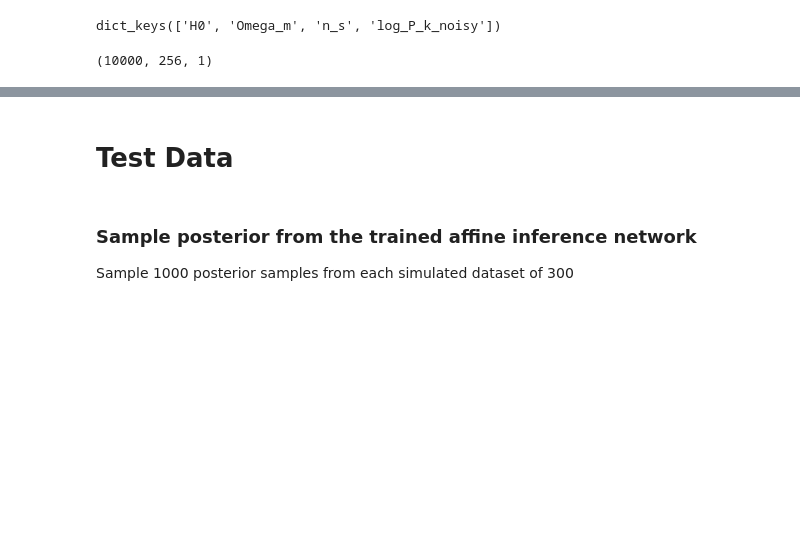
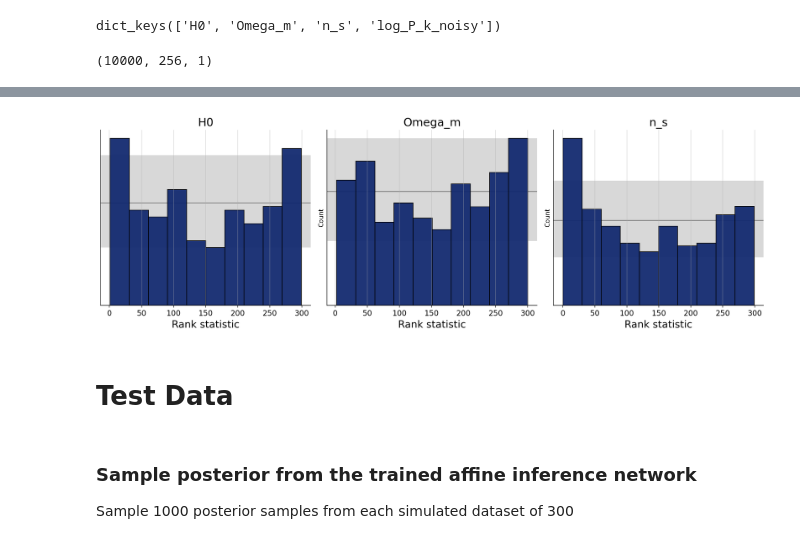
Before and after one commit to lapulga-10/Estimating-Cosmological-Parameters-from-Galaxy-Power-Spectrum-, a Jupyter notebook: Rahul_try2.ipynb, the cells around one changed output, grey strips where cells are left out. Cells and saved outputs as stored; diff of their text form; code cells hidden in the pictures; blank space fills up the shorter version.

```diff
--- a/Rahul_try2.ipynb
+++ b/Rahul_try2.ipynb
@@ -289,4 +391,4 @@ adapter_std = (
 # %% [markdown]
 ### Summary Network
 # %%
-# summary_network = bf.networks.DeepSet()
+summary_network_Deep = bf.networks.DeepSet()
@@ -301,8 +409,8 @@ inference_network_affine = bf.networks.CouplingFlow()
 # %%
-workflow_affine = bf.BasicWorkflow(
+workflow_affine_Deep = bf.BasicWorkflow(
      inference_network=inference_network_affine,
-     summary_network=summary_network,
-     adapter=adapter,
+     summary_network=summary_network_Deep,
+     adapter=adapter_std,
      simulator=simulator,
-     standardize =
+    standardize=["inference_variables", "summary_variables"]
 )
@@ -444,0 +555,6 @@ f_affine = bf.diagnostics.plots.loss(history_affine)
+# %%
+rank_calibration_hist_affine_Deep = bf.diagnostics.plots.calibration_histogram(
+    estimates=post_draws_affine_Deep,
+    targets=test_data
+)
+# %% [output]
@@ -444,0 +562 @@ f_affine = bf.diagnostics.plots.loss(history_affine)
+[figure, added]
```
Also changed, not shown: parts of 32 cells of this notebook.
